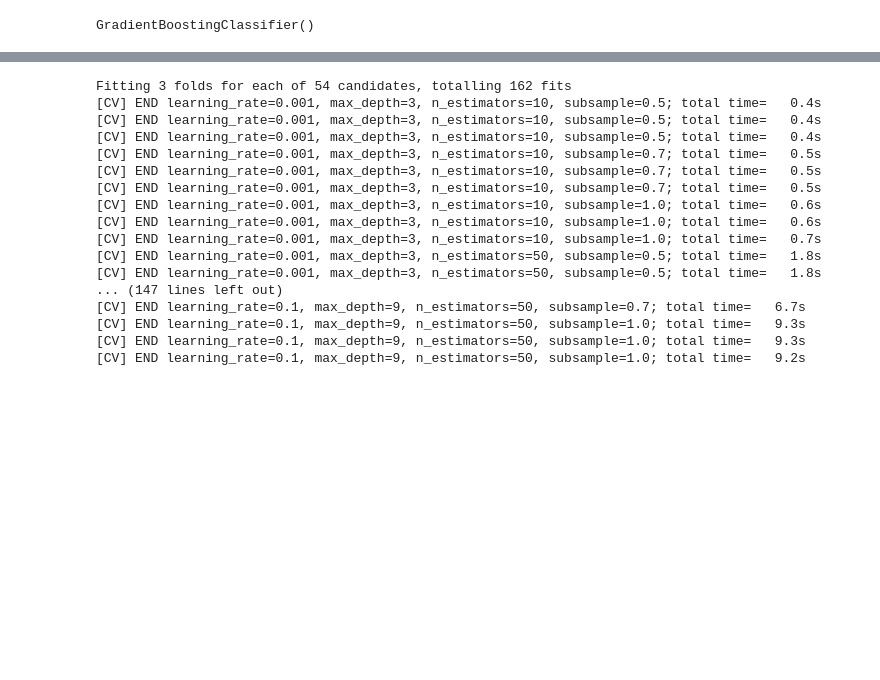
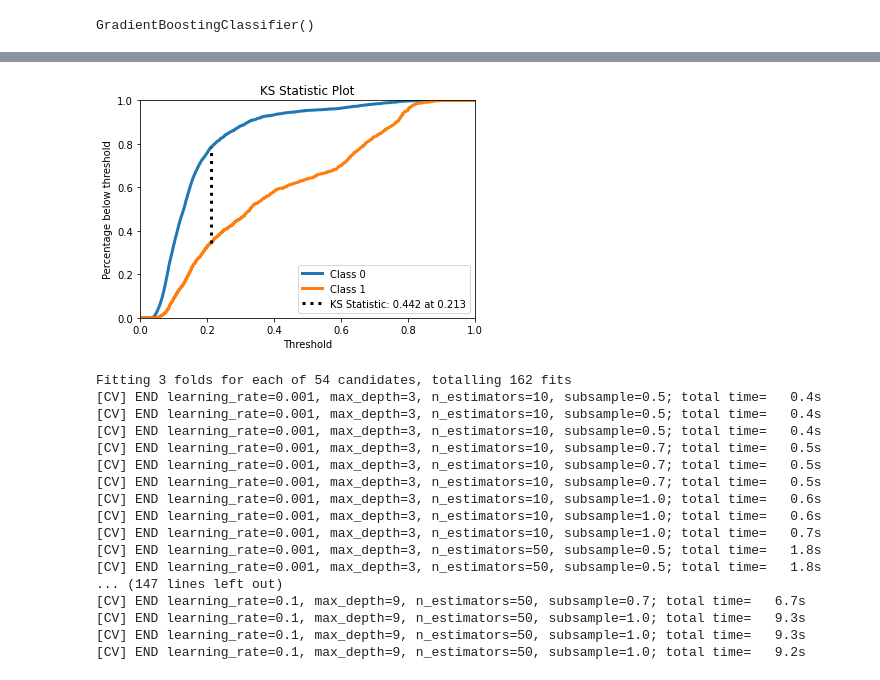
Before and after one commit to Sharaffin/Credit-card-default-prediction, a Jupyter notebook: credit_card_default_prediction.ipynb, the cells around one changed output, grey strips where cells are left out. Saved outputs shown, nothing was run; the diff lists cells and outputs as text; code cells hidden in the pictures; blank space fills up the shorter version.

```diff
--- a/credit_card_default_prediction.ipynb
+++ b/credit_card_default_prediction.ipynb
@@ -975,3 +1014,9 @@ Recall: 0.36096458176337604
+# %%
+target_proba = gbc.predict_proba(X_test)
+skplt.metrics.plot_ks_statistic(Y_test, target_proba)
+plt.show()
+# %% [output]
+[figure, added]
 # %%
 gbc_model = GridSearchCV(gbc, param_grid = dict(n_estimators = [10, 50],
 learning_rate = [0.001, 0.01, 0.1],
```
Also changed, not shown: parts of 31 cells of this notebook.
